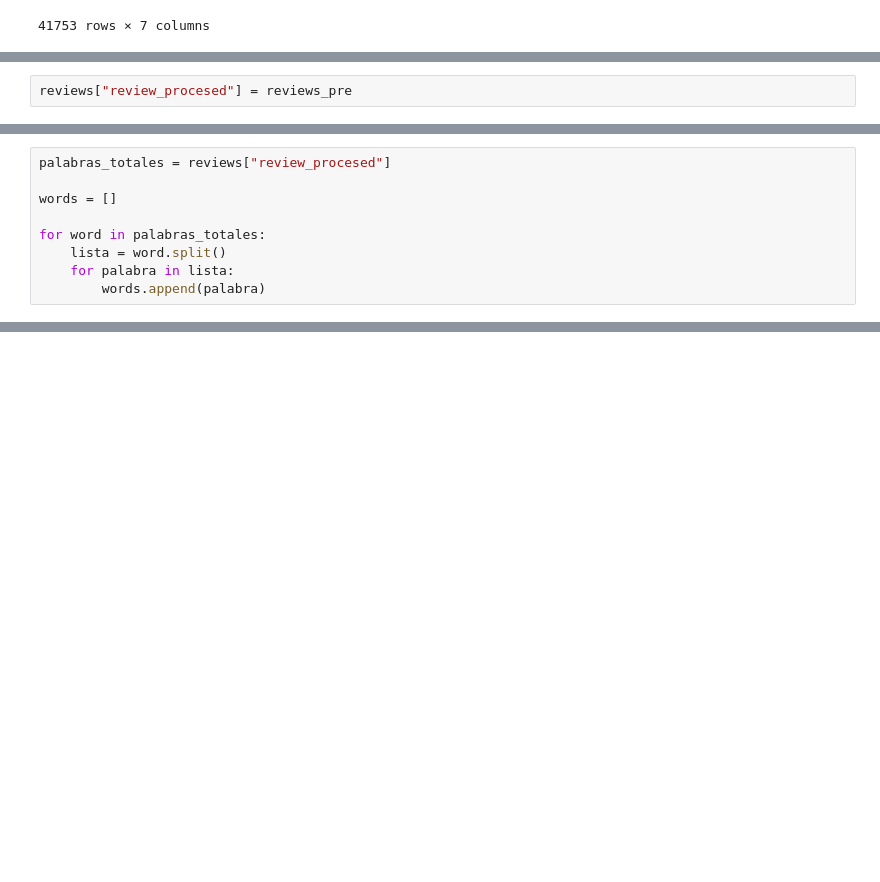
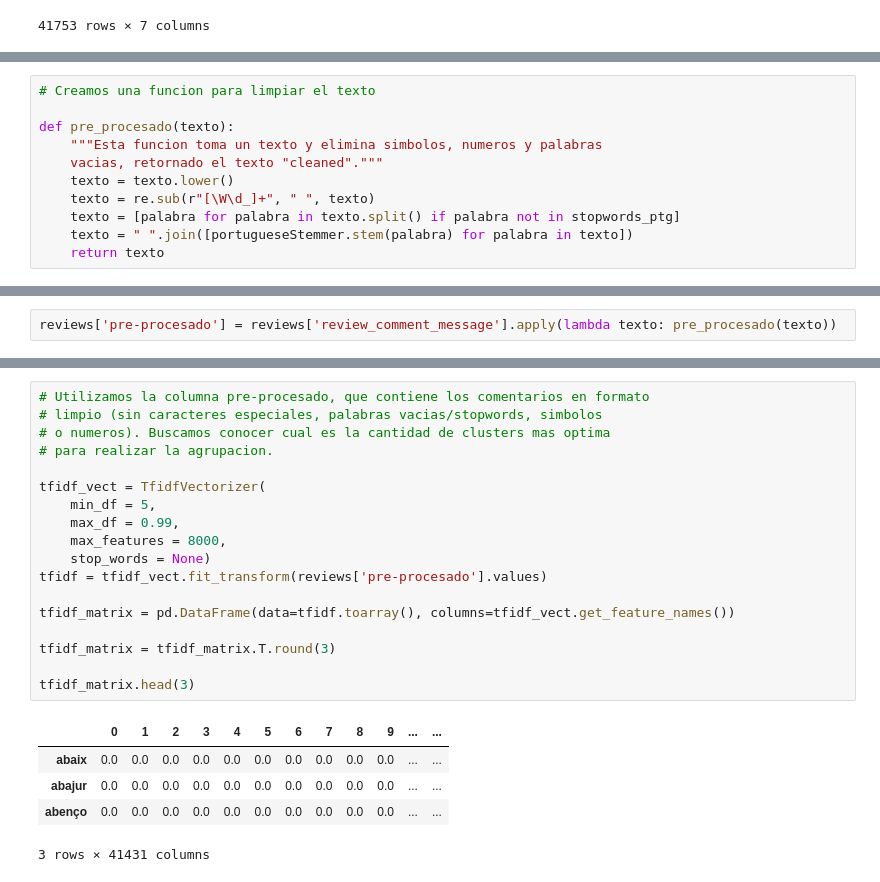
Before and after one commit to eacardenase/Transfiriendo-Test, a Jupyter notebook: Notebooks/Olist.ipynb, the cells around one changed output, grey strips where cells are left out. Cells and saved outputs as stored; diff of their text form; blank space fills up the shorter version.

```diff
--- a/Notebooks/Olist.ipynb
+++ b/Notebooks/Olist.ipynb
@@ -309,2 +99,0 @@ reviews_pre = pd.DataFrame({"reviews_pre": pre_procesado})
-# %%
-reviews["review_procesed"] = reviews_pre
@@ -327,9 +99,0 @@ reviews
-# %%
-palabras_totales = reviews["review_procesed"]
-
-words = []
-
-for word in palabras_totales:
-    lista = word.split()
-    for palabra in lista:
-        words.append(palabra)
@@ -426,0 +119,11 @@ df '__'
+# %%
+# Creamos una funcion para limpiar el texto
+
+def pre_procesado(texto):
+    """Esta funcion toma un texto y elimina simbolos, numeros y palabras
+    vacias, retornado el texto "cleaned"."""
+    texto = texto.lower()
+    texto = re.sub(r"[\W\d_]+", " ", texto)
+    texto = [palabra for palabra in texto.split() if palabra not in stopwords_ptg]
+    texto = " ".join([portugueseStemmer.stem(palabra) for palabra in texto])
+    return texto
@@ -426,0 +136,2 @@ df '__'
+# %%
+reviews['pre-procesado'] = reviews['review_comment_message'].apply(lambda texto: pre_procesado(texto))
@@ -426,0 +149,24 @@ df '__'
+# %%
+# Utilizamos la columna pre-procesado, que contiene los comentarios en formato
+# limpio (sin caracteres especiales, palabras vacias/stopwords, simbolos
+# o numeros). Buscamos conocer cual es la cantidad de clusters mas optima
+# para realizar la agrupacion.
+
+tfidf_vect = TfidfVectorizer(
+    min_df = 5,
+    max_df = 0.99,
+    max_features = 8000,
+    stop_words = None)
+tfidf = tfidf_vect.fit_transform(reviews['pre-procesado'].values)
+
+tfidf_matrix = pd.DataFrame(data=tfidf.toarray(), columns=tfidf_vect.get_feature_names())
+
+tfidf_matrix = tfidf_matrix.T.round(3)
+
+tfidf_matrix.head(3)
+# %% [output]
+|  | 0 | 1 | 2 | 3 | 4 | 5 | 6 | 7 | 8 | 9 | ... | ... |
+| abaix | 0.0 | 0.0 | 0.0 | 0.0 | 0.0 | 0.0 | 0.0 | 0.0 | 0.0 | 0.0 | ... | ... |
+| abajur | 0.0 | 0.0 | 0.0 | 0.0 | 0.0 | 0.0 | 0.0 | 0.0 | 0.0 | 0.0 | ... | ... |
+| abenço | 0.0 | 0.0 | 0.0 | 0.0 | 0.0 | 0.0 | 0.0 | 0.0 | 0.0 | 0.0 | ... | ... |
+3 rows × 41431 columns
```
Also changed, not shown: parts of 76 cells of this notebook.
